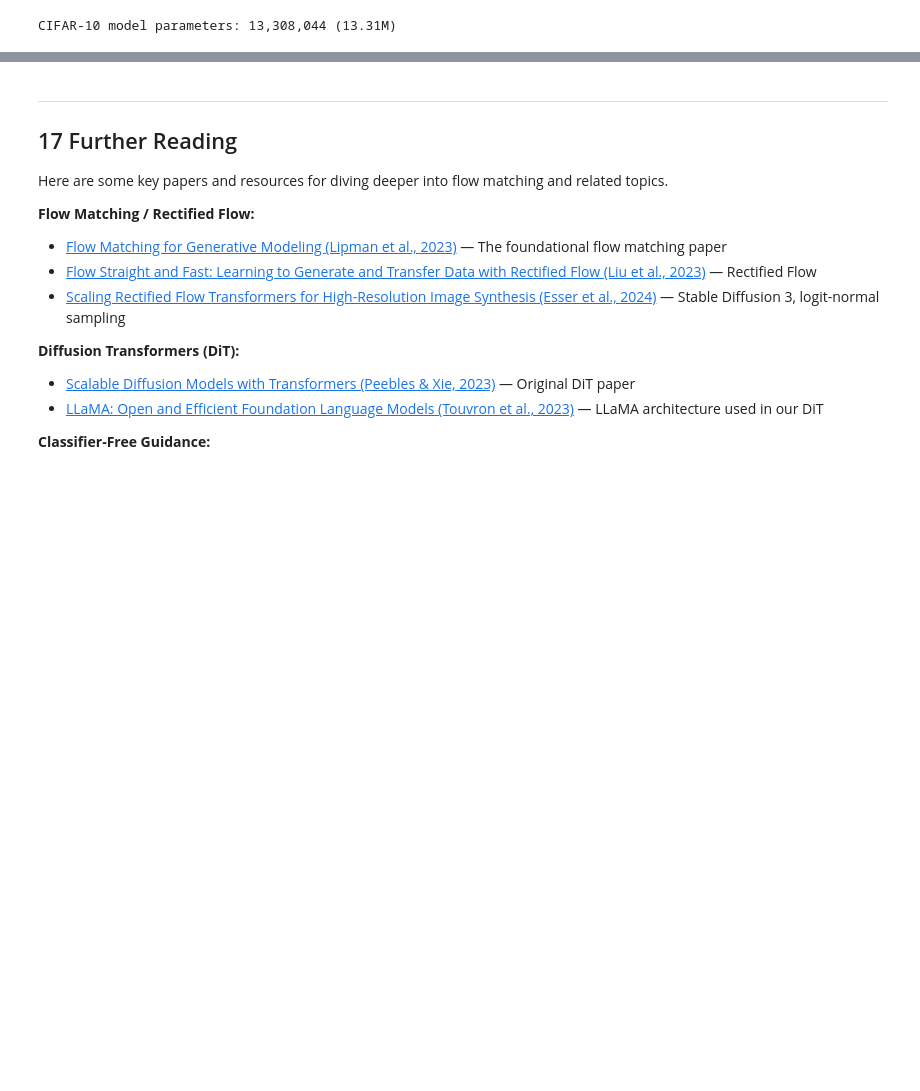
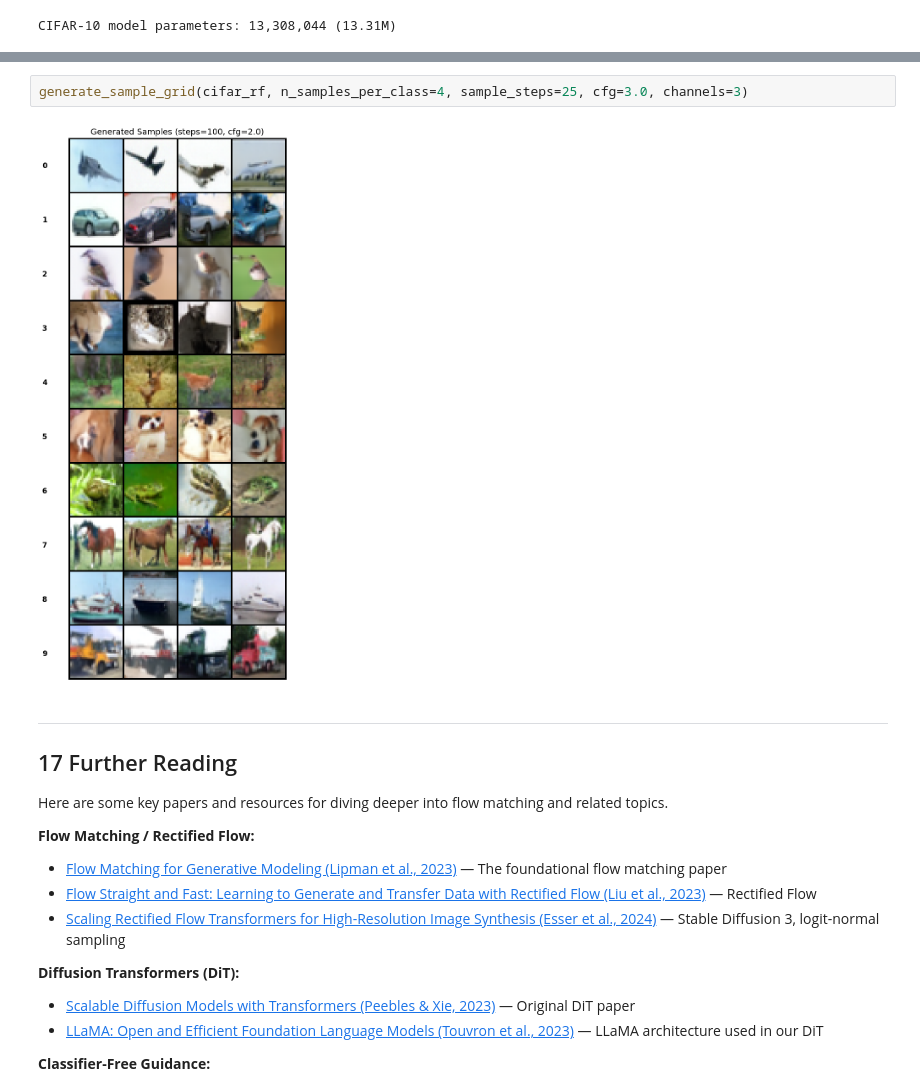
Before and after one commit to phantuanlink/2026-Spring-CS503-Visual-Intelligence-Homework, a Jupyter notebook: NanoFM_Homeworks/notebooks/CS503_FM_part4_nanoFlowMatching.ipynb, the cells around one changed output, grey strips where cells are left out. Drawn from its saved outputs; the diff is of its cells as text; blank space fills up the shorter version.

```diff
--- a/NanoFM_Homeworks/notebooks/CS503_FM_part4_nanoFlowMatching.ipynb
+++ b/NanoFM_Homeworks/notebooks/CS503_FM_part4_nanoFlowMatching.ipynb
@@ -917,3 +929,7 @@ save_generation_gif(cifar_rf, filename='notebooks/cifar_generation.gif',
+# %%
+generate_sample_grid(cifar_rf, n_samples_per_class=4, sample_steps=25, cfg=3.0, channels=3)
+# %% [output]
+[figure, added]
 # %% [markdown]
 ---
 
```
Also changed, not shown: parts of 8 cells of this notebook, 1 other file.
